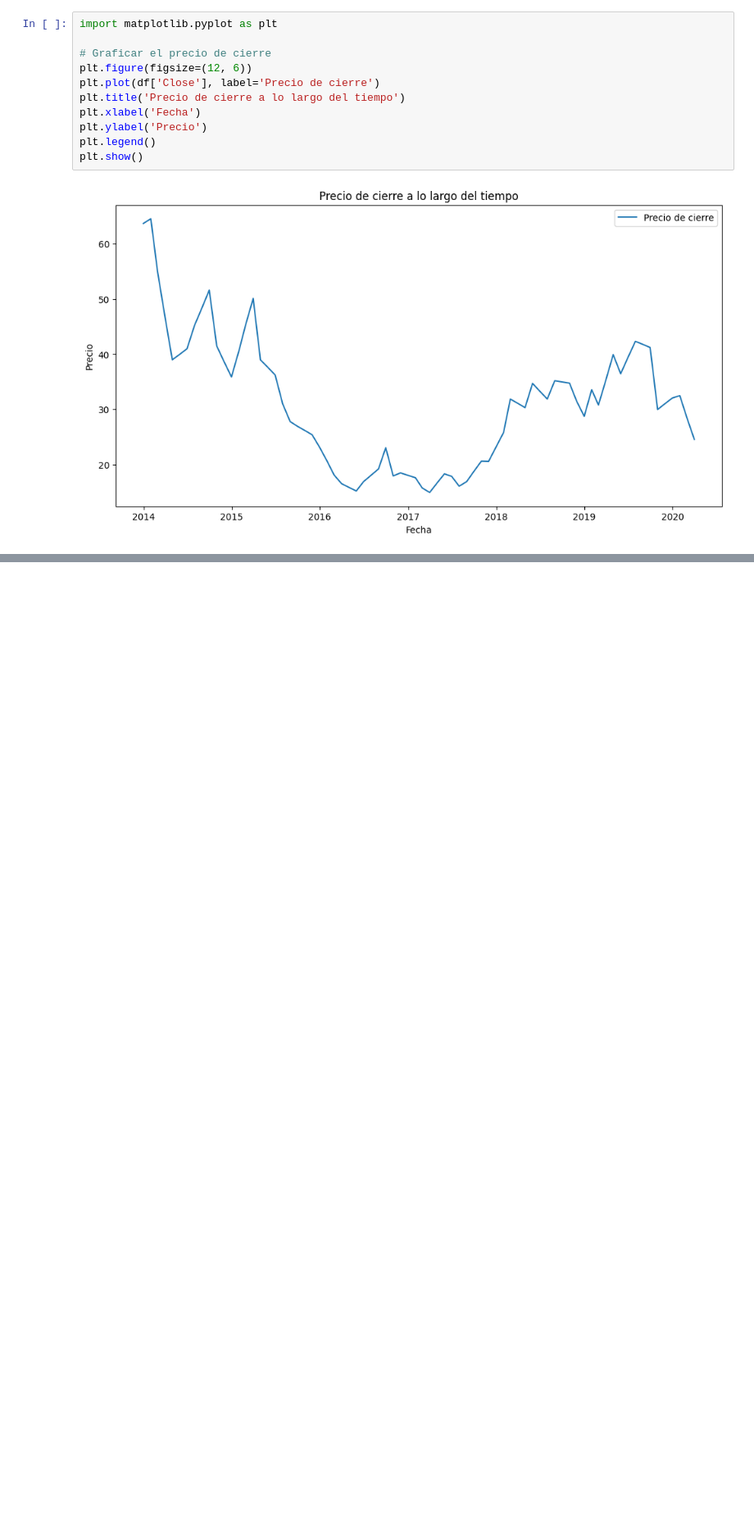
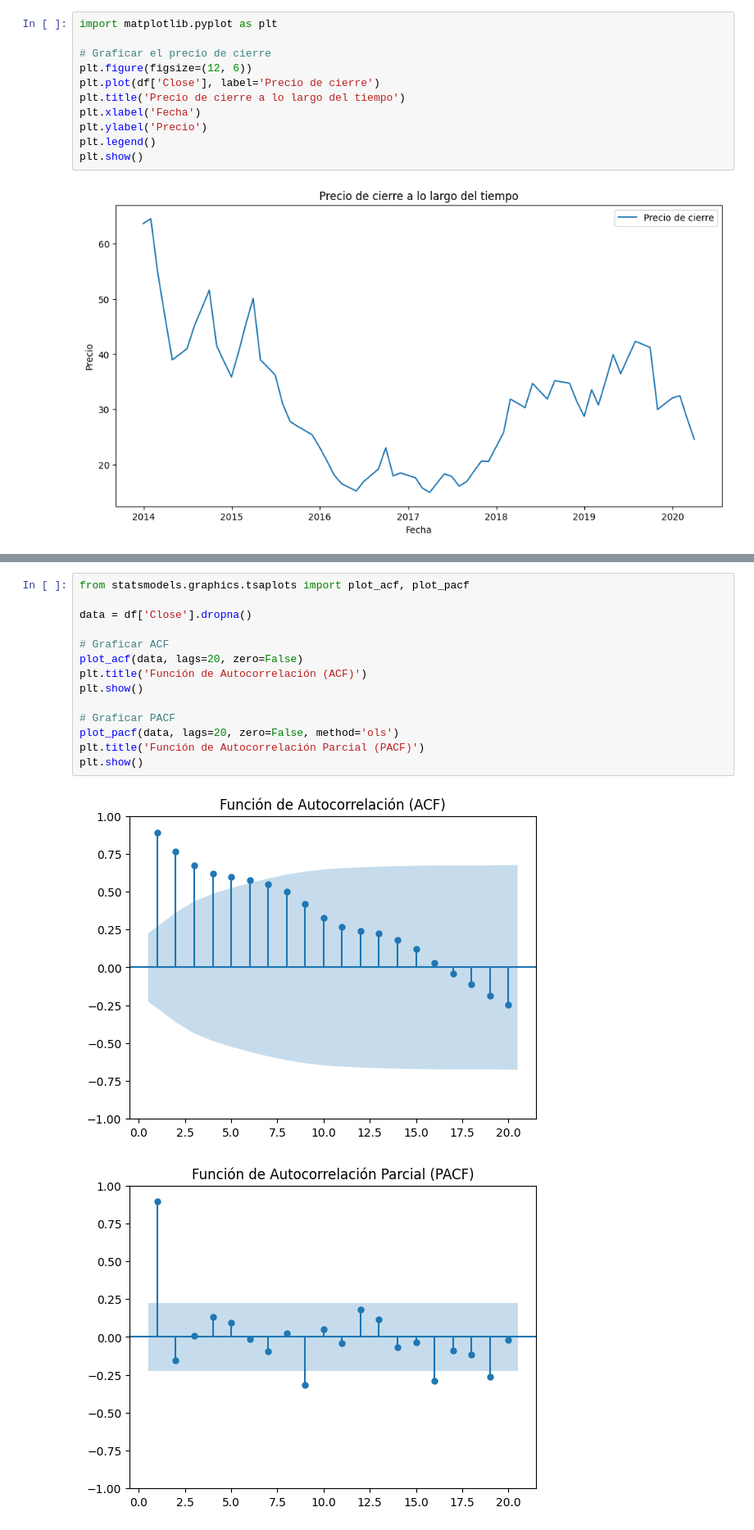
Before and after one commit to stevenjse/Series-Temporales, a Jupyter notebook: series.ipynb, the cells around one changed output, grey strips where cells are left out. Shown: that part at 82% size. Drawn from its saved outputs; the diff is of its cells as text; blank space fills up the shorter version.

```diff
--- a/series.ipynb
+++ b/series.ipynb
@@ -88,0 +136,17 @@ Valor p: 0.0458258732221585
+# %%
+from statsmodels.graphics.tsaplots import plot_acf, plot_pacf
+
+data = df['Close'].dropna()
+
+# Graficar ACF
+plot_acf(data, lags=20, zero=False)
+plt.title('Función de Autocorrelación (ACF)')
+plt.show()
+
+# Graficar PACF
+plot_pacf(data, lags=20, zero=False, method='ols')
+plt.title('Función de Autocorrelación Parcial (PACF)')
+plt.show()
+# %% [output]
+[figure, added]
+[figure, added]
```
Also changed, not shown: parts of 11 cells of this notebook, 2 other files.
